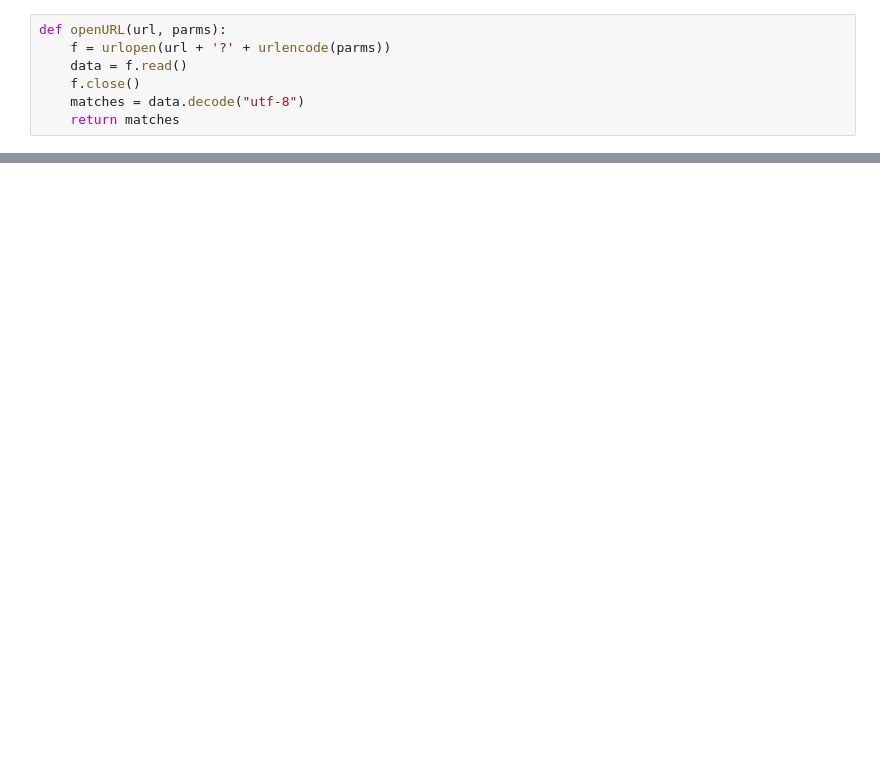
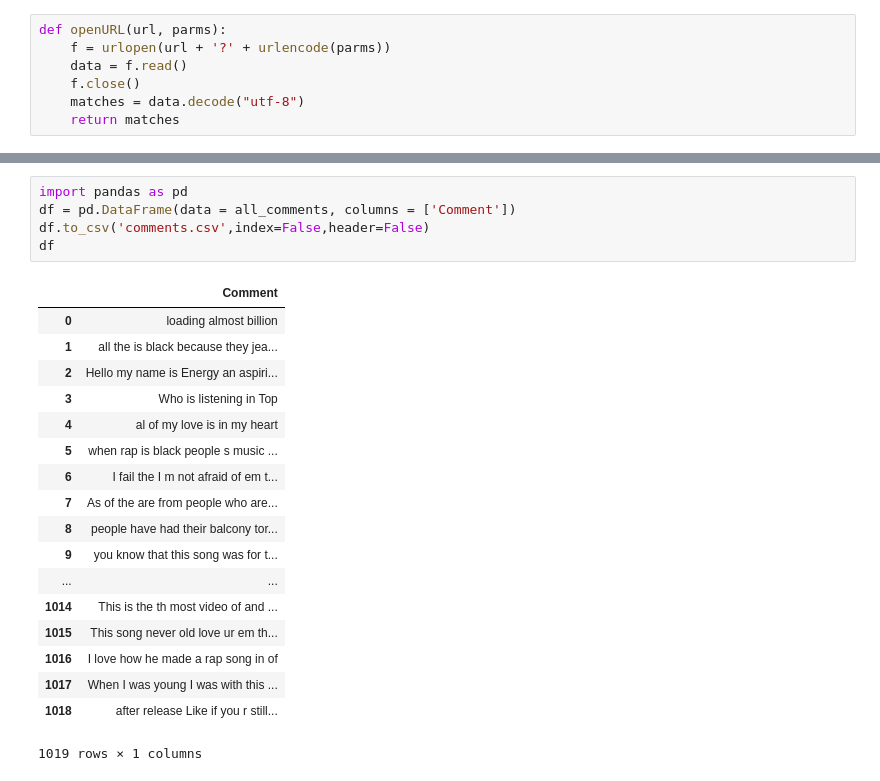
Before and after one commit to HaRshA10D/Sentiment-Analysis, a Jupyter notebook: YoutubeComments/CommentsScraping.ipynb, the cells around one changed output, grey strips where cells are left out. Drawn from its saved outputs; the diff is of its cells as text; blank space fills up the shorter version.

```diff
--- a/YoutubeComments/CommentsScraping.ipynb
+++ b/YoutubeComments/CommentsScraping.ipynb
@@ -29,0 +80,24 @@ mat = json.loads(matches)
+# %%
+import pandas as pd
+df = pd.DataFrame(data = all_comments, columns = ['Comment'])
+df.to_csv('comments.csv',index=False,header=False)
+df
+# %% [output]
+|  | Comment |
+| 0 | loading almost billion |
+| 1 | all the is black because they jea... |
+| 2 | Hello my name is Energy an aspiri... |
+| 3 | Who is listening in Top |
+| 4 | al of my love is in my heart |
+| 5 | when rap is black people s music ... |
+| 6 | I fail the I m not afraid of em t... |
+| 7 | As of the are from people who are... |
+| 8 | people have had their balcony tor... |
+| 9 | you know that this song was for t... |
+| ... | ... |
+| 1014 | This is the th most video of and ... |
+| 1015 | This song never old love ur em th... |
+| 1016 | I love how he made a rap song in of |
+| 1017 | When I was young I was with this ... |
+| 1018 | after release Like if you r still... |
+1019 rows × 1 columns
```
Also changed, not shown: parts of 7 cells of this notebook, 2 other files.
